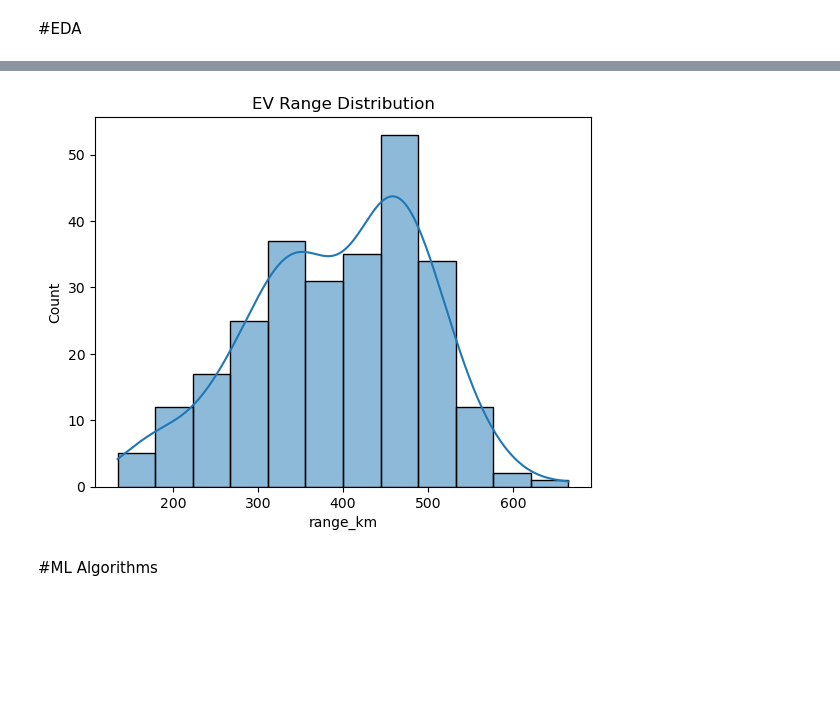
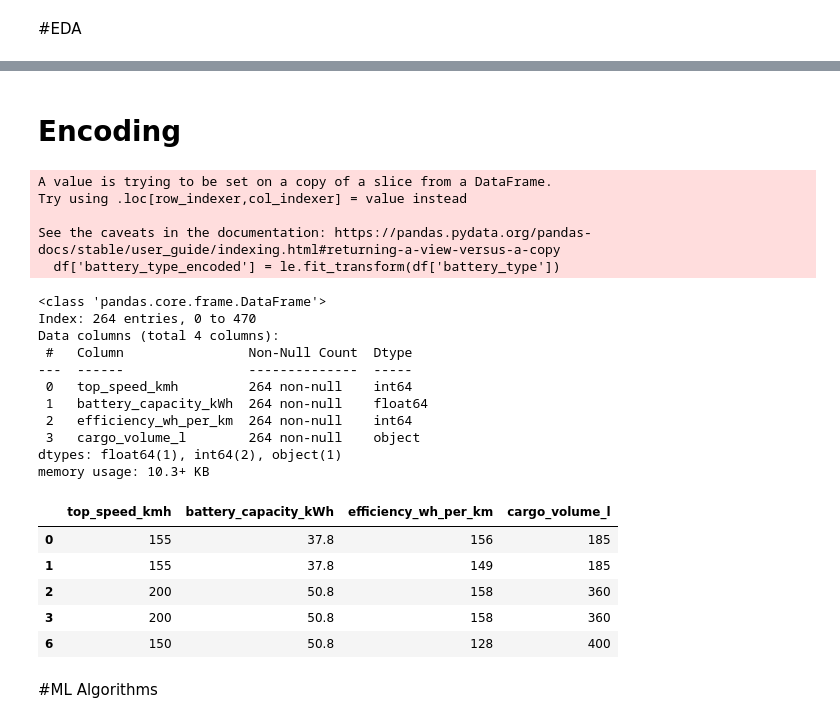
Before and after one commit to Gowrinath2004/ev-range-prediction, a Jupyter notebook: Ev1.ipynb, the cells around one changed output, grey strips where cells are left out. Saved outputs shown, nothing was run; the diff lists cells and outputs as text; code cells hidden in the pictures; blank space fills up the shorter version.

```diff
--- a/Ev1.ipynb
+++ b/Ev1.ipynb
@@ -212,6 +184,16 @@ plt.show()
 # %%
-sns.histplot(df['range_km'], kde=True)
-plt.title('EV Range Distribution')
-plt.show()
+# sns.histplot(df['range_km'], kde=True)
+# plt.title('EV Range Distribution')
+# plt.show()
-# %% [output]
-[figure, removed]
+# %% [markdown]
+# Encoding
+# %%
+from sklearn.preprocessing import LabelEncoder
+le = LabelEncoder()
+df['battery_type_encoded'] = le.fit_transform(df['battery_type'])
+# %% [output]
+A value is trying to be set on a copy of a slice from a DataFrame.
+Try using .loc[row_indexer,col_indexer] = value instead
+
+See the caveats in the documentation: https://pandas.pydata.org/pandas-docs/stable/user_guide/indexing.html#returning-a-view-versus-a-copy
+  df['battery_type_encoded'] = le.fit_transform(df['battery_type'])
@@ -218,3 +202,24 @@ plt.show()
+# %%
+df2.info()
+df2.head()
+# %% [output]
+<class 'pandas.core.frame.DataFrame'>
+Index: 264 entries, 0 to 470
+Data columns (total 4 columns):
+ #   Column                Non-Null Count  Dtype
+---  ------                --------------  -----
+ 0   top_speed_kmh         264 non-null    int64
+ 1   battery_capacity_kWh  264 non-null    float64
+ 2   efficiency_wh_per_km  264 non-null    int64
+ 3   cargo_volume_l        264 non-null    object
+dtypes: float64(1), int64(2), object(1)
+memory usage: 10.3+ KB
+|  | top_speed_kmh | battery_capacity_kWh | efficiency_wh_per_km | cargo_volume_l |
+| 0 | 155 | 37.8 | 156 | 185 |
+| 1 | 155 | 37.8 | 149 | 185 |
+| 2 | 200 | 50.8 | 158 | 360 |
+| 3 | 200 | 50.8 | 158 | 360 |
+| 6 | 150 | 50.8 | 128 | 400 |
 # %% [markdown]
 #ML Algorithms
 # %%
```
Also changed, not shown: parts of 16 cells of this notebook, 4 other files.
